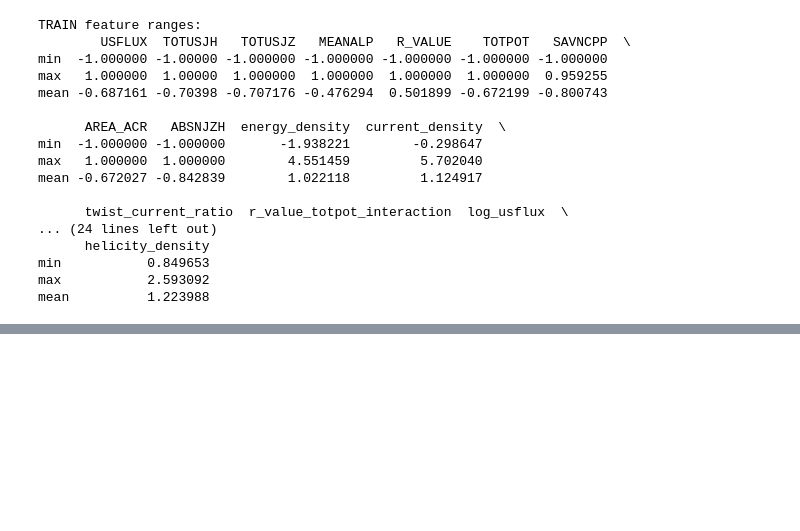
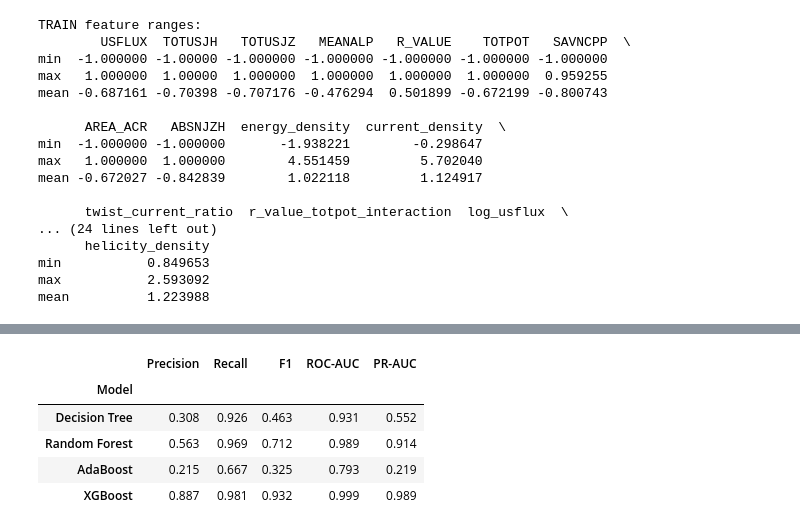
Before and after one commit to aceholland/Predicting-Sun-s-Most-Dangerous-Eruptions---24-hours-before, a Jupyter notebook: The_M5_Flare_Problem_.ipynb, the cells around one changed output, grey strips where cells are left out. Cells and saved outputs as stored; diff of their text form; code cells hidden in the pictures; blank space fills up the shorter version.

```diff
--- a/The_M5_Flare_Problem_.ipynb
+++ b/The_M5_Flare_Problem_.ipynb
@@ -1238,0 +640,29 @@ for name in model_order_worst_to_best:
+# %%
+tuned_results = []
+roc_data = {}
+
+for name, model in tuned_models.items():
+    proba = model.predict_proba(X_val)[:, 1]
+    pred = (proba >= 0.5).astype(int)
+
+    tuned_results.append({
+        "Model": name,
+        "Precision": precision_score(y_val, pred),
+        "Recall": recall_score(y_val, pred),
+        "F1": f1_score(y_val, pred),
+        "ROC-AUC": roc_auc_score(y_val, proba),
+        "PR-AUC": average_precision_score(y_val, proba),
+    })
+
+    fpr, tpr, _ = roc_curve(y_val, proba)
+    roc_data[name] = (fpr, tpr)
+
+tuned_results_df = pd.DataFrame(tuned_results).set_index("Model").round(3)
+tuned_results_df
+# %% [output]
+|  | Precision | Recall | F1 | ROC-AUC | PR-AUC |
+| Model |  |  |  |  |  |
+| Decision Tree | 0.308 | 0.926 | 0.463 | 0.931 | 0.552 |
+| Random Forest | 0.563 | 0.969 | 0.712 | 0.989 | 0.914 |
+| AdaBoost | 0.215 | 0.667 | 0.325 | 0.793 | 0.219 |
+| XGBoost | 0.887 | 0.981 | 0.932 | 0.999 | 0.989 |
```
Also changed, not shown: parts of 39 cells of this notebook.
